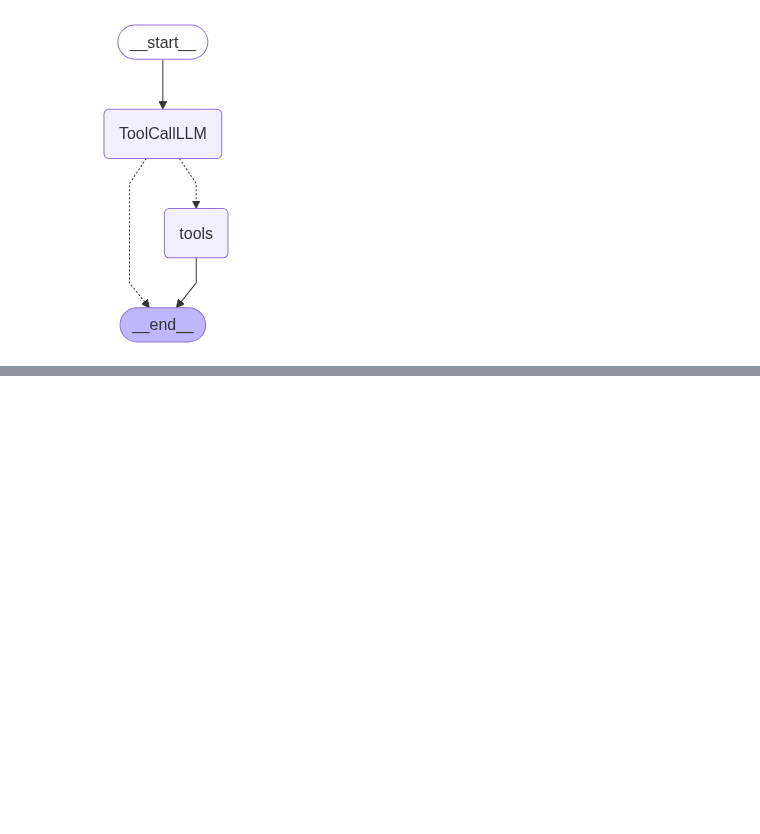
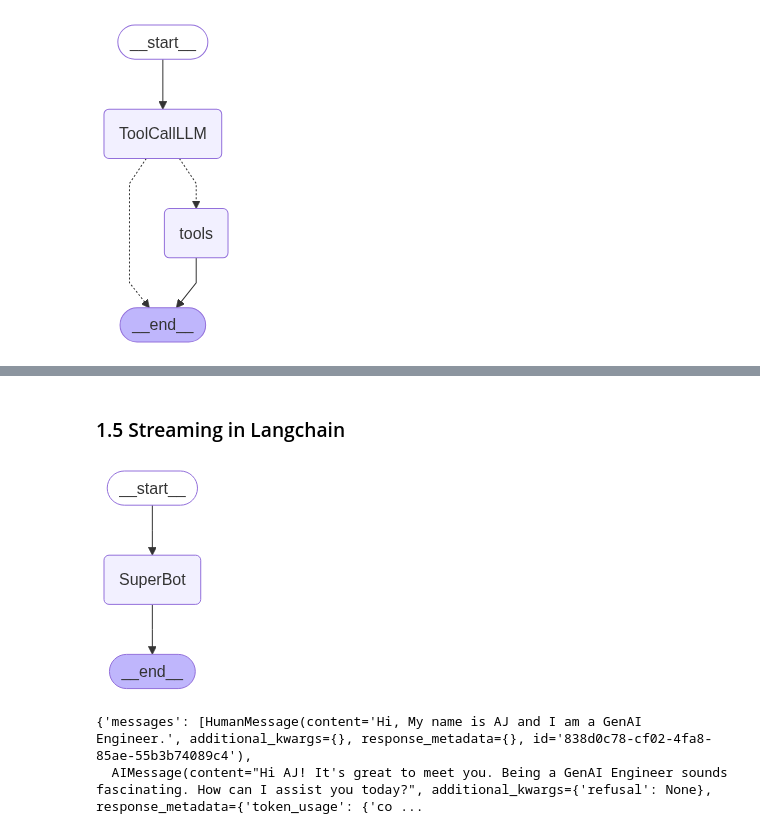
Before and after one commit to attharva-j/ai-playground, a Jupyter notebook: langgraph-experiments/1-BasicChatbot/1-basicchatbot.ipynb, the cells around one changed output, grey strips where cells are left out. Cells and saved outputs as stored; diff of their text form; code cells hidden in the pictures; blank space fills up the shorter version.

```diff
--- a/langgraph-experiments/1-BasicChatbot/1-basicchatbot.ipynb
+++ b/langgraph-experiments/1-BasicChatbot/1-basicchatbot.ipynb
@@ -163,0 +341,22 @@ json.loads(new_response['messages'][-1].content)['results']
+# %% [markdown]
+### 1.5 Streaming in Langchain
+# %%
+streaming_memory = MemorySaver()
+# %%
+def superbot(state:State):
+    return {"messages": [llm_with_tools.invoke(state['messages'])]}
+# %%
+streaming_graph = StateGraph(State)
+
+# node
+streaming_graph.add_node("SuperBot", superbot)
+
+# edges
+streaming_graph.add_edge(START, "SuperBot")
+streaming_graph.add_edge("SuperBot", END)
+
+compiled_streaming_graph = streaming_graph.compile(checkpointer=streaming_memory)
+# %%
+compiled_streaming_graph
+# %% [output]
+[figure, added]
@@ -163,0 +366,5 @@ json.loads(new_response['messages'][-1].content)['results']
+# %%
+compiled_streaming_graph.invoke({"messages": "Hi, My name is AJ and I am a GenAI Engineer."}, config=streaming_config)
+# %% [output]
+{'messages': [HumanMessage(content='Hi, My name is AJ and I am a GenAI Engineer.', additional_kwargs={}, response_metadata={}, id='838d0c78-cf02-4fa8-85ae-55b3b74089c4'),
+  AIMessage(content="Hi AJ! It's great to meet you. Being a GenAI Engineer sounds fascinating. How can I assist you today?", additional_kwargs={'refusal': None}, response_metadata={'token_usage': {'co ...
```
Also changed, not shown: parts of 35 cells of this notebook, 2 other files.
